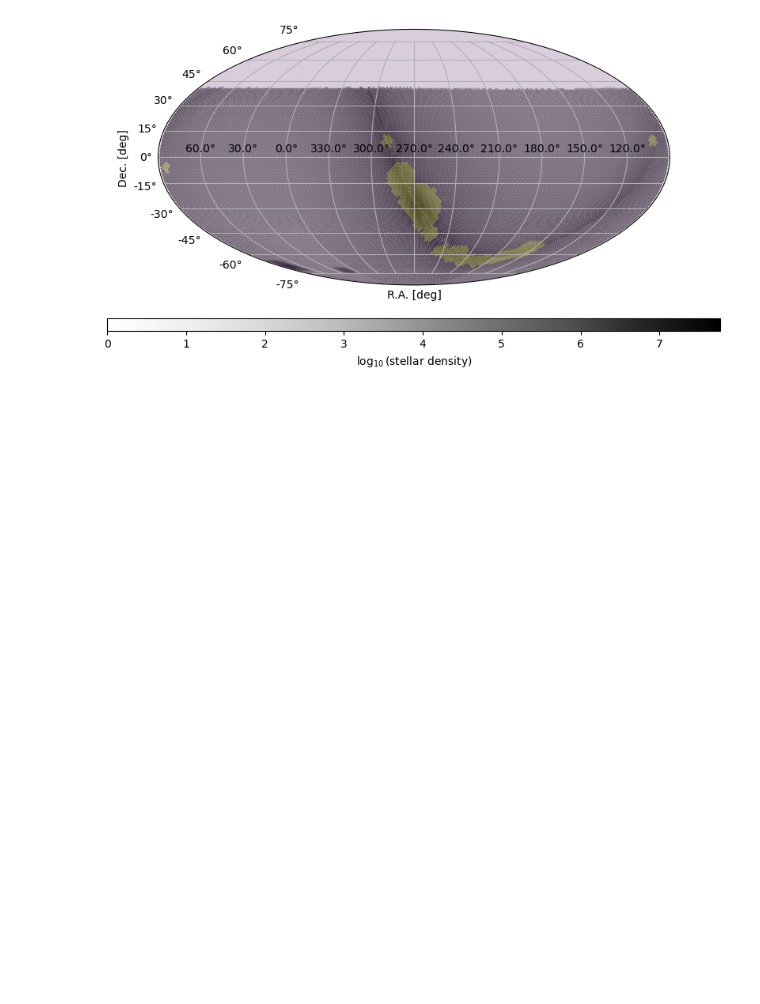
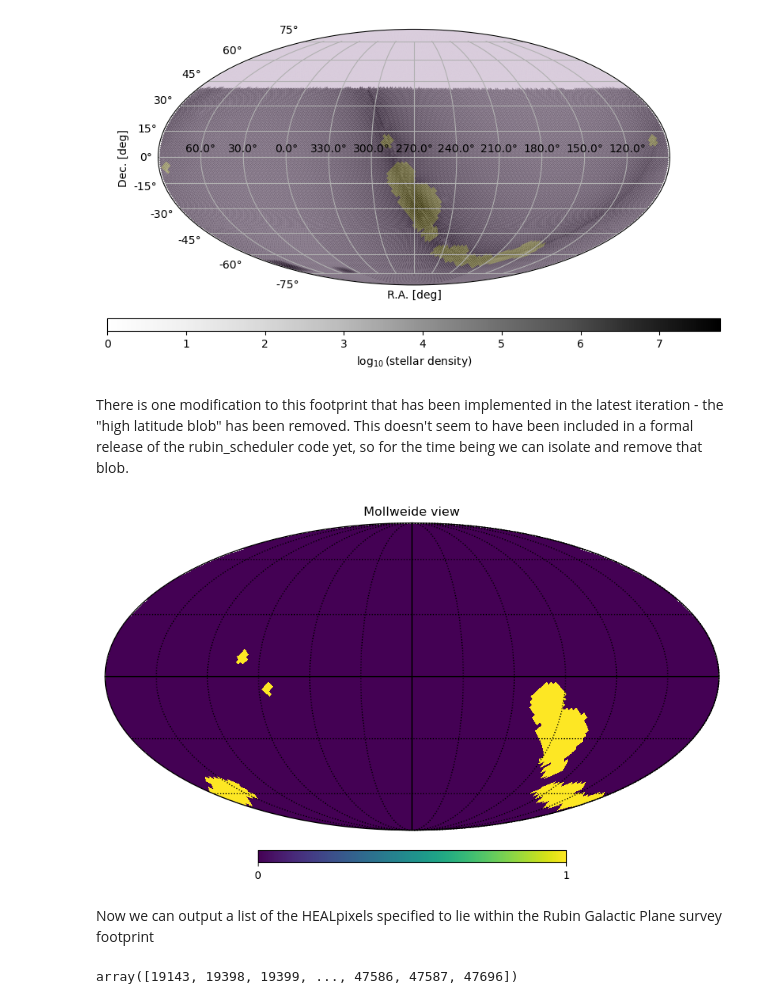
Before and after one commit to LSST-TVSSC/software_tools, a Jupyter notebook: footprint_maps/plot_rubin_galplane_footprint.ipynb, the cells around one changed output. Drawn from its saved outputs; the diff is of its cells as text; code cells hidden in the pictures; blank space fills up the shorter version.

Commit message:
Updated and added output of the Rubin GalPlane survey footprint

```diff
--- a/footprint_maps/plot_rubin_galplane_footprint.ipynb
+++ b/footprint_maps/plot_rubin_galplane_footprint.ipynb
@@ -1310,3 +1317,42 @@ plt.savefig('/Users/rstreet/LSST/SCOC/Rubin_GalPlane_survey_footprint.png')
 # %% [output]
 Creating new plot axis
 [figure]
+# %% [markdown]
+There is one modification to this footprint that has been implemented in the latest iteration - the "high latitude blob" has been removed. This doesn't seem to have been included in a formal release of the rubin_scheduler code yet, so for the time being we can isolate and remove that blob.
+# %%
+def calc_hp_for_region(ra_center, dec_center, radius, NSIDE):
+    s = SkyCoord(ra_center*u.deg, dec_center*u.deg, frame='icrs')
+    s = s.transform_to('icrs')
+    phi = np.deg2rad(s.ra.deg)
+    theta = (np.pi/2.0) - np.deg2rad(s.dec.deg)
+    radius = max(np.deg2rad(radius),
+                 np.deg2rad(hp.max_pixrad(NSIDE, degrees=True)/2.0))
+    xyz = hp.ang2vec(theta, phi)
+    pixels = hp.query_disc(NSIDE, xyz, radius)
+    return pixels
+# %%
+def plot_map_data(map, range=None):
+    fig = plt.figure(1,(10,10))
+    if range == None:
+        hp.mollview(map)
+    else:
+        hp.mollview(map, min=range[0], max=range[1])
+    hp.graticule()
+    plt.tight_layout()
+    plt.close(1)
+# %%
+ra_center = 290.0
+dec_center = 10.0
+radius = 10.0
+region_pixels = calc_hp_for_region(ra_center, dec_center, radius, NSIDE)
+
+idx = np.where(survey_footprint == 1.0)[0]
+blob_pixels = np.intersect1d(region_pixels, idx)
+
+survey_footprint[blob_pixels] = 0.0
+
+plot_map_data(survey_footprint)
+# %% [output]
+[figure, added]
+# %% [markdown]
+Now we can output a list of the HEALpixels specified to lie within the Rubin Galactic Plane survey footprint
@@ -1312,0 +1373,6 @@ Creating new plot axis
+# %%
+idx = np.where(survey_footprint > 0.0)[0]
+survey_footprint[idx]
+idx
+# %% [output]
+array([19143, 19398, 19399, ..., 47586, 47587, 47696])
```
Also changed, not shown: parts of 4 cells of this notebook, 2 other files.
